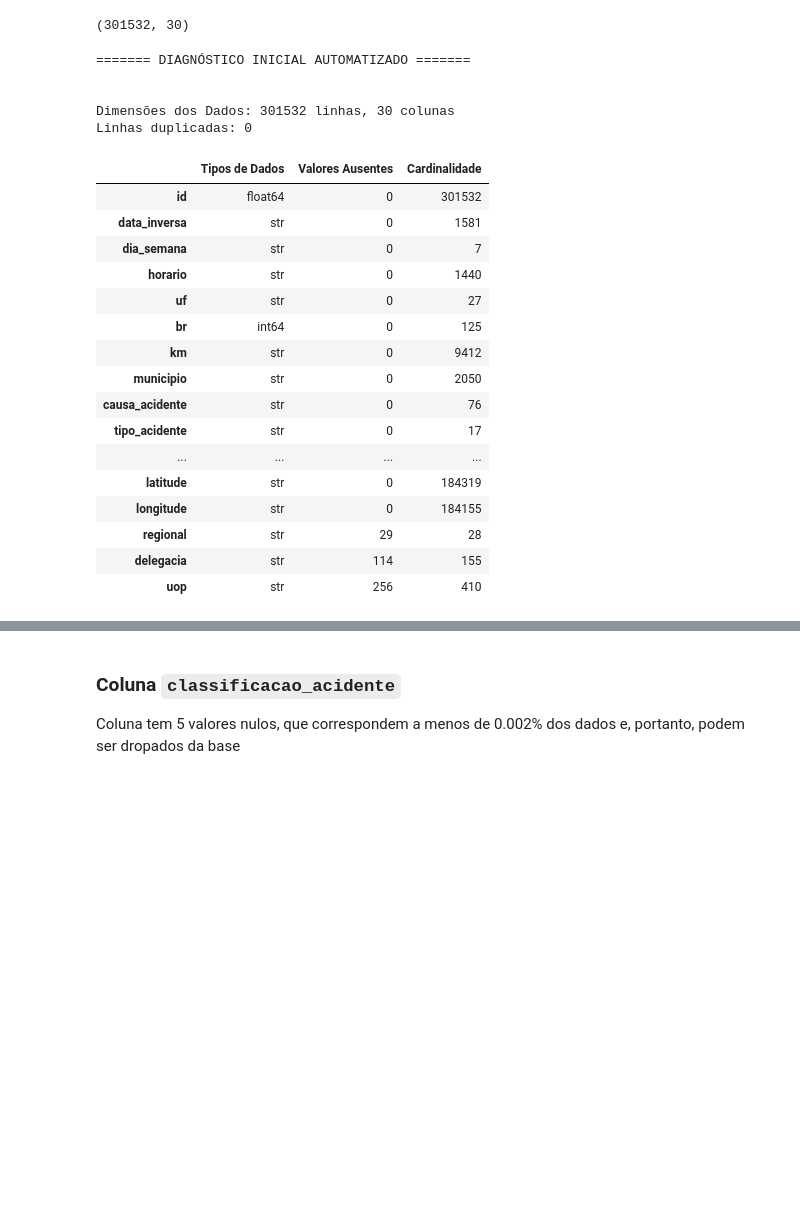
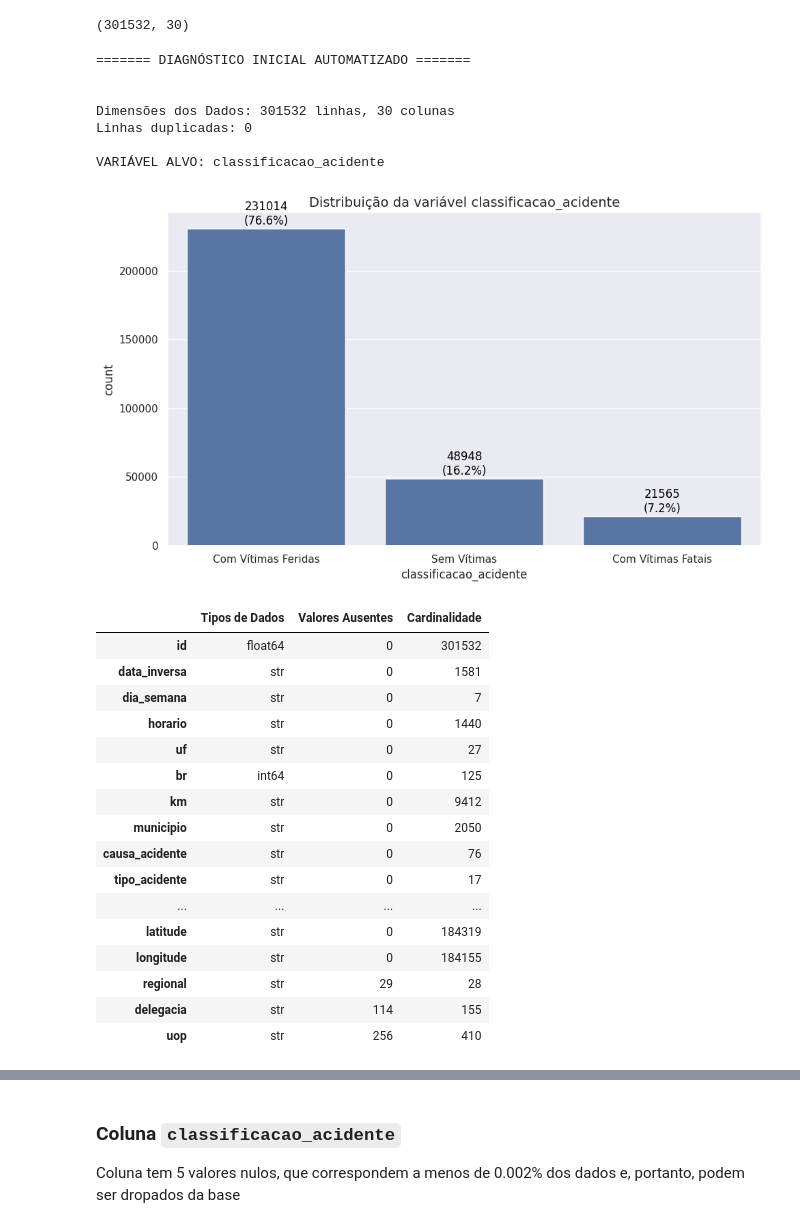
Before and after one commit to ThiagoORuby/prf-analise-sinistros, a Jupyter notebook: labs/00_amostragem_e_preprocessamento.ipynb, the cells around one changed output, grey strips where cells are left out. Cells and saved outputs as stored; diff of their text form; code cells hidden in the pictures; blank space fills up the shorter version.

```diff
--- a/labs/00_amostragem_e_preprocessamento.ipynb
+++ b/labs/00_amostragem_e_preprocessamento.ipynb
@@ -74,8 +79,24 @@ df_raw.head()
 df_raw.shape
 # %% [output]
 (301532, 30)
+# %%
+def plot_dist_var(df: pd.DataFrame, var: str):
+    counts = df[var].value_counts()
+    percentages = df[var].value_counts(normalize=True) * 100
+
+    ax = sns.barplot(counts)
+    plt.title(f"Distribuição da variável {var}")
+
+    for i, p in enumerate(ax.patches):
+        ax.annotate(f'{int(p.get_height())}\n({percentages.iloc[i]:.1f}%)',
+                    (p.get_x() + p.get_width() / 2., p.get_height()),
+                    ha='center', va='center',
+                    fontsize=12, color='black', xytext=(0, 15),
+                    textcoords='offset points')
+    plt.tight_layout()
+    plt.show()
 # %%
-def diagnostic_from_database(df: pd.DataFrame):
+def diagnostic_from_database(df: pd.DataFrame, target: str):
 
     print("======= DIAGNÓSTICO INICIAL AUTOMATIZADO =======\n\n")
 
@@ -93,15 +114,22 @@ def diagnostic_from_database(df: pd.DataFrame):
         "Cardinalidade": uniques
     }
 
+    if target in df.columns:
+        print(f"VARIÁVEL ALVO: {target}")
+        plot_dist_var(df, target)
+
     display(pd.DataFrame(diagnostic_map))
 # %%
-diagnostic_from_database(df_raw)
+diagnostic_from_database(df_raw, "classificacao_acidente")
 # %% [output]
 ======= DIAGNÓSTICO INICIAL AUTOMATIZADO =======
 
 
 Dimensões dos Dados: 301532 linhas, 30 colunas
 Linhas duplicadas: 0
+
+VARIÁVEL ALVO: classificacao_acidente
+[figure, added]
 |  | Tipos de Dados | Valores Ausentes | Cardinalidade |
 | id | float64 | 0 | 301532 |
 | data_inversa | str | 0 | 1581 |
```
Also changed, not shown: parts of 32 cells of this notebook, 3 other files.
